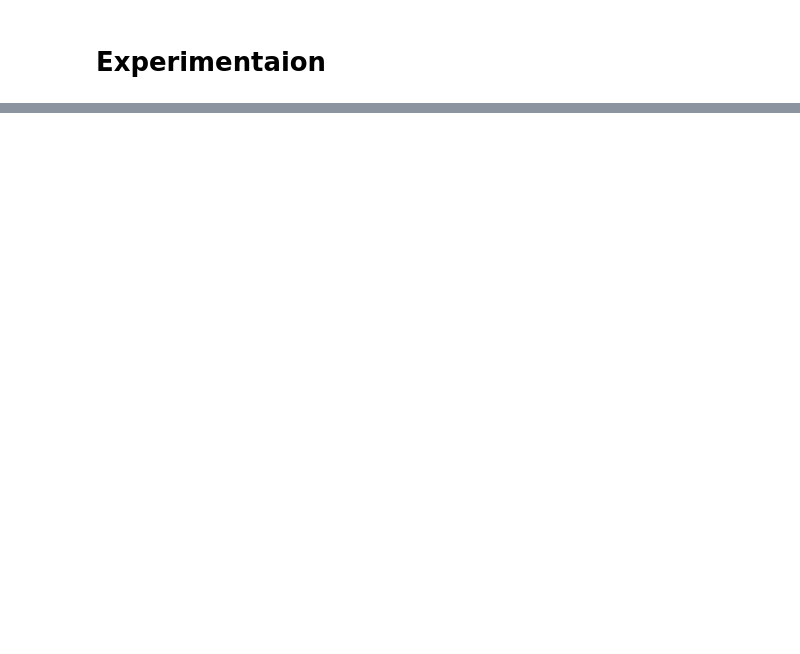
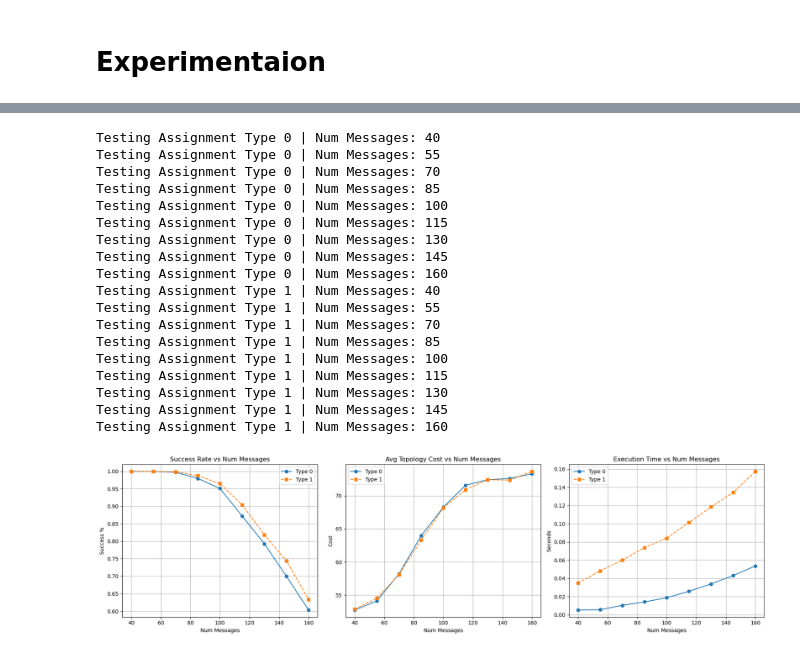
Before and after one commit to ewilipsic/CapstoneThings, a Jupyter notebook: compare_assignments.ipynb, the cells around one changed output, grey strips where cells are left out. Saved outputs shown, nothing was run; the diff lists cells and outputs as text; code cells hidden in the pictures; blank space fills up the shorter version.

```diff
--- a/compare_assignments.ipynb
+++ b/compare_assignments.ipynb
@@ -543,42 +545,4 @@ plt.show()
 # %%
-import matplotlib.pyplot as plt
-import time
-
-def run_experiment(assignment_type):
-    message_counts = [10 + i*15 for i in range(5)]
-
-    results = {
-        "success_rate": [],
-        "avg_cost": [],
-        "avg_time": []
-    }
-
-    for num_messages in message_counts:
-        print(f"Testing Assignment Type {assignment_type} | Num Messages: {num_messages}")
-        total_success = 0
-        total_cost = 0
-        total_time = 0
-
-        runs = 100
-        for seed in range(runs):
-            M = tsn.makeInputs(num_ecu, num_bridges, num_messages, base_period,
-                               period_choice, period_choice_weights,
-                               min_size, max_size, min_tl, max_tl, seed)
-
-            start = time.time()
-            output = tsn.algo(num_ecu, num_bridges, M, bridge_limit, link_build_cost, assignment_type)
-            end = time.time()
-
-            total_success += successfulPercetage(M, output)
-            total_cost += output.Cost
-            total_time += (end - start)
-
-        results["success_rate"].append(total_success / runs)
-        results["avg_cost"].append(total_cost / runs)
-        results["avg_time"].append(total_time / runs)
-
-    return message_counts, results
-
 # --- Setup Parameters ---
 num_ecu, num_bridges = 6, 6
 bridge_limit, link_build_cost = 4, 2
@@ -587,40 +551,61 @@ period_choice = tsn.VectorInt([1,2,3,10])
 period_choice_weights = tsn.Vectordouble([0.1,0.1,0.1,0.7])
 min_size, max_size = 1,1
 min_tl, max_tl = 2, 2
+yens_kmax = 20
 
 # --- Run Experiments ---
-x_axis, data_0 = run_experiment(0)
-x_axis, data_1 = run_experiment(1)
+x_axis, data_0 = run_experiment(0,message_counts = [40 + 15 * i for i in range(9)])
+x_axis, data_1 = run_experiment(1,message_counts = [40 + 15 * i for i in range(9)])
 
 # --- Plotting ---
 fig, axs = plt.subplots(1, 3, figsize=(18, 5))
 
 # 1. Success Rate
 axs[0].plot(x_axis, data_0["success_rate"], 'o-', label='Type 0')
 axs[0].plot(x_axis, data_1["success_rate"], 's--', label='Type 1')
 axs[0].set_title('Success Rate vs Num Messages')
 axs[0].set_xlabel('Num Messages')
 axs[0].set_ylabel('Success %')
 axs[0].legend()
 axs[0].grid(True)
 
 # 2. Average Topology Cost
 axs[1].plot(x_axis, data_0["avg_cost"], 'o-', label='Type 0')
 axs[1].plot(x_axis, data_1["avg_cost"], 's--', label='Type 1')
 axs[1].set_title('Avg Topology Cost vs Num Messages')
 axs[1].set_xlabel('Num Messages')
 axs[1].set_ylabel('Cost')
 axs[1].legend()
 axs[1].grid(True)
 
 # 3. Execution Time
 axs[2].plot(x_axis, data_0["avg_time"], 'o-', label='Type 0')
 axs[2].plot(x_axis, data_1["avg_time"], 's--', label='Type 1')
 axs[2].set_title('Execution Time vs Num Messages')
 axs[2].set_xlabel('Num Messages')
 axs[2].set_ylabel('Seconds')
 axs[2].legend()
 axs[2].grid(True)
 
 plt.tight_layout()
 plt.show()
+# %% [output]
+Testing Assignment Type 0 | Num Messages: 40
+Testing Assignment Type 0 | Num Messages: 55
+Testing Assignment Type 0 | Num Messages: 70
+Testing Assignment Type 0 | Num Messages: 85
+Testing Assignment Type 0 | Num Messages: 100
+Testing Assignment Type 0 | Num Messages: 115
+Testing Assignment Type 0 | Num Messages: 130
+Testing Assignment Type 0 | Num Messages: 145
+Testing Assignment Type 0 | Num Messages: 160
+Testing Assignment Type 1 | Num Messages: 40
+Testing Assignment Type 1 | Num Messages: 55
+Testing Assignment Type 1 | Num Messages: 70
+Testing Assignment Type 1 | Num Messages: 85
+Testing Assignment Type 1 | Num Messages: 100
+Testing Assignment Type 1 | Num Messages: 115
+Testing Assignment Type 1 | Num Messages: 130
+Testing Assignment Type 1 | Num Messages: 145
+Testing Assignment Type 1 | Num Messages: 160
+[figure, added]
```
Also changed, not shown: parts of 5 cells of this notebook, 9 other files.
